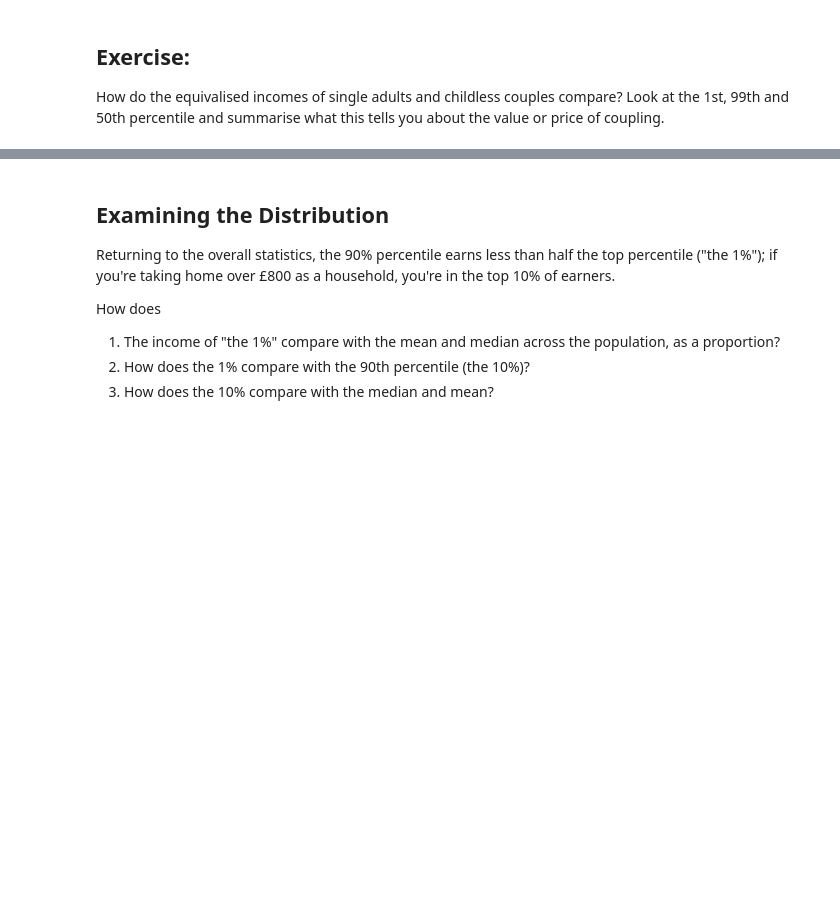
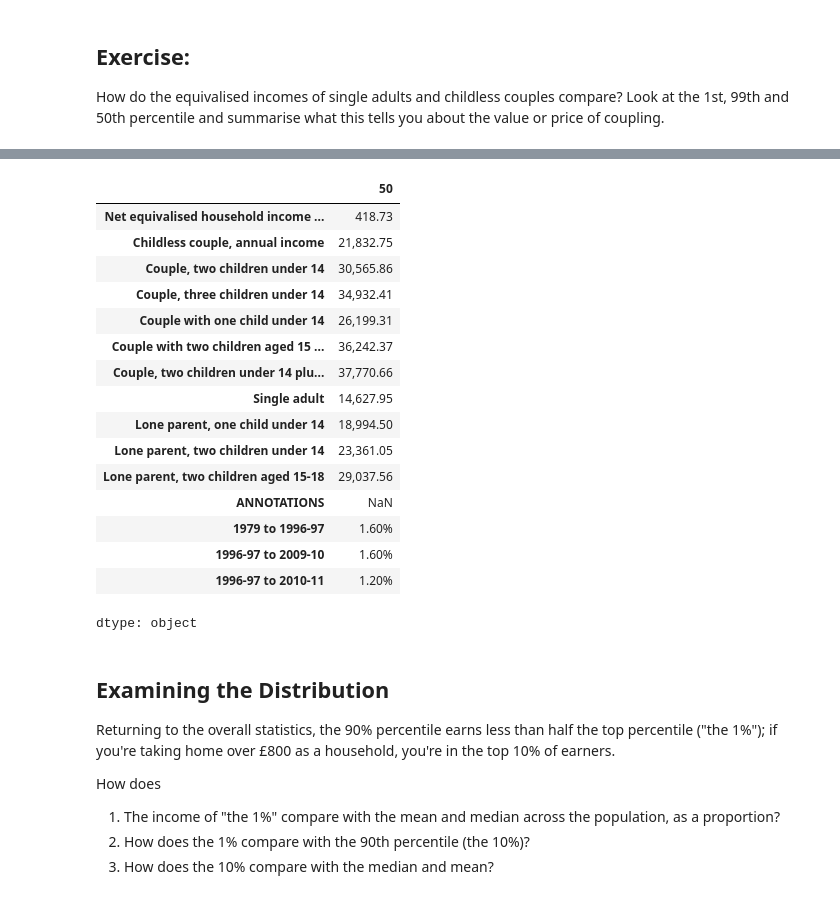
Before and after one commit to yannisyeung/QM2, a Jupyter notebook: notebooks/W02. Pandas.ipynb, the cells around one changed output, grey strips where cells are left out. Drawn from its saved outputs; the diff is of its cells as text; code cells hidden in the pictures; blank space fills up the shorter version.

```diff
--- a/notebooks/W02. Pandas.ipynb
+++ b/notebooks/W02. Pandas.ipynb
@@ -183,3 +220,23 @@ How do the equivalised incomes of single adults and childless couples compare? L
+# %%
+income.loc[50]
+# %% [output]
+|  | 50 |
+| Net equivalised household income ... | 418.73 |
+| Childless couple, annual income | 21,832.75 |
+| Couple, two children under 14 | 30,565.86 |
+| Couple, three children under 14 | 34,932.41 |
+| Couple with one child under 14 | 26,199.31 |
+| Couple with two children aged 15 ... | 36,242.37 |
+| Couple, two children under 14 plu... | 37,770.66 |
+| Single adult | 14,627.95 |
+| Lone parent, one child under 14 | 18,994.50 |
+| Lone parent, two children under 14 | 23,361.05 |
+| Lone parent, two children aged 15-18 | 29,037.56 |
+| ANNOTATIONS | NaN |
+| 1979 to 1996-97 | 1.60% |
+| 1996-97 to 2009-10 | 1.60% |
+| 1996-97 to 2010-11 | 1.20% |
+dtype: object
 # %% [markdown]
 ## Examining the Distribution
 
```
Also changed, not shown: parts of 15 cells of this notebook.
